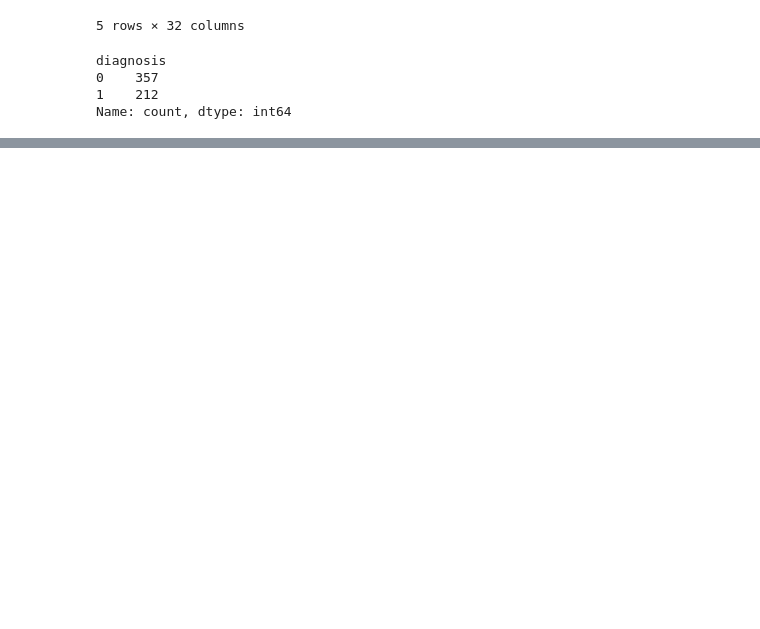
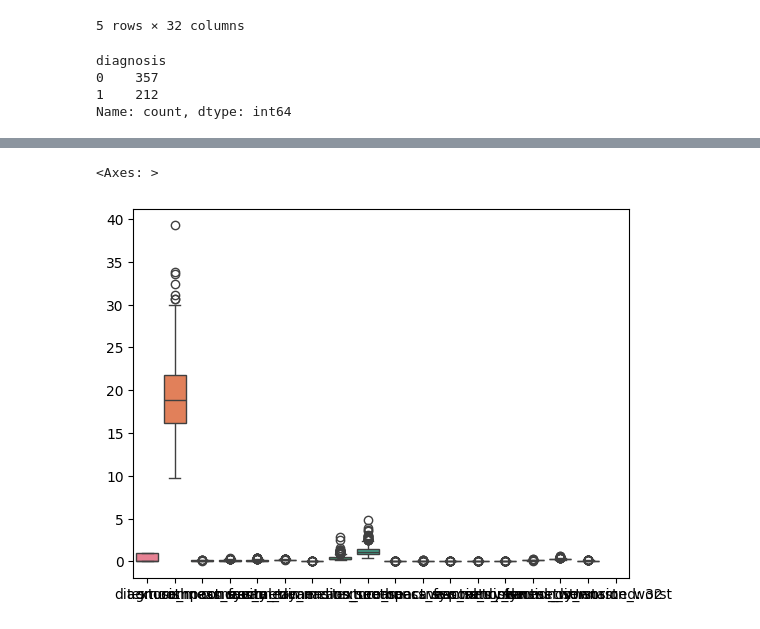
Before and after one commit to Harsimran-singh-7765/Elevate_labs_Harsimran_singh_task_4, a Jupyter notebook: main.ipynb, the cells around one changed output, grey strips where cells are left out. Saved outputs shown, nothing was run; the diff lists cells and outputs as text; code cells hidden in the pictures; blank space fills up the shorter version.

```diff
--- a/main.ipynb
+++ b/main.ipynb
@@ -82,0 +138,5 @@ sns.heatmap(df.corr())
+# %%
+sns.boxplot(df_new)
+# %% [output]
+<Axes: >
+[figure, added]
```
Also changed, not shown: parts of 13 cells of this notebook.
